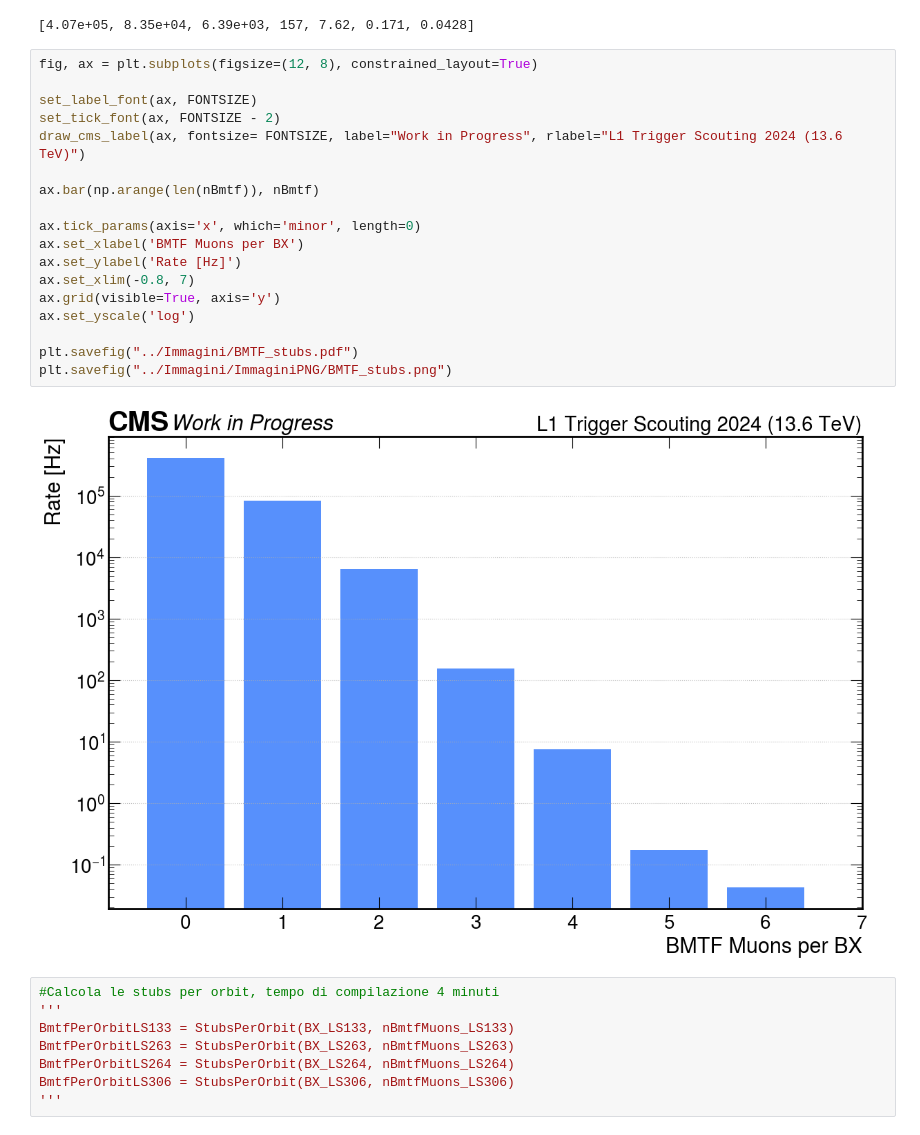
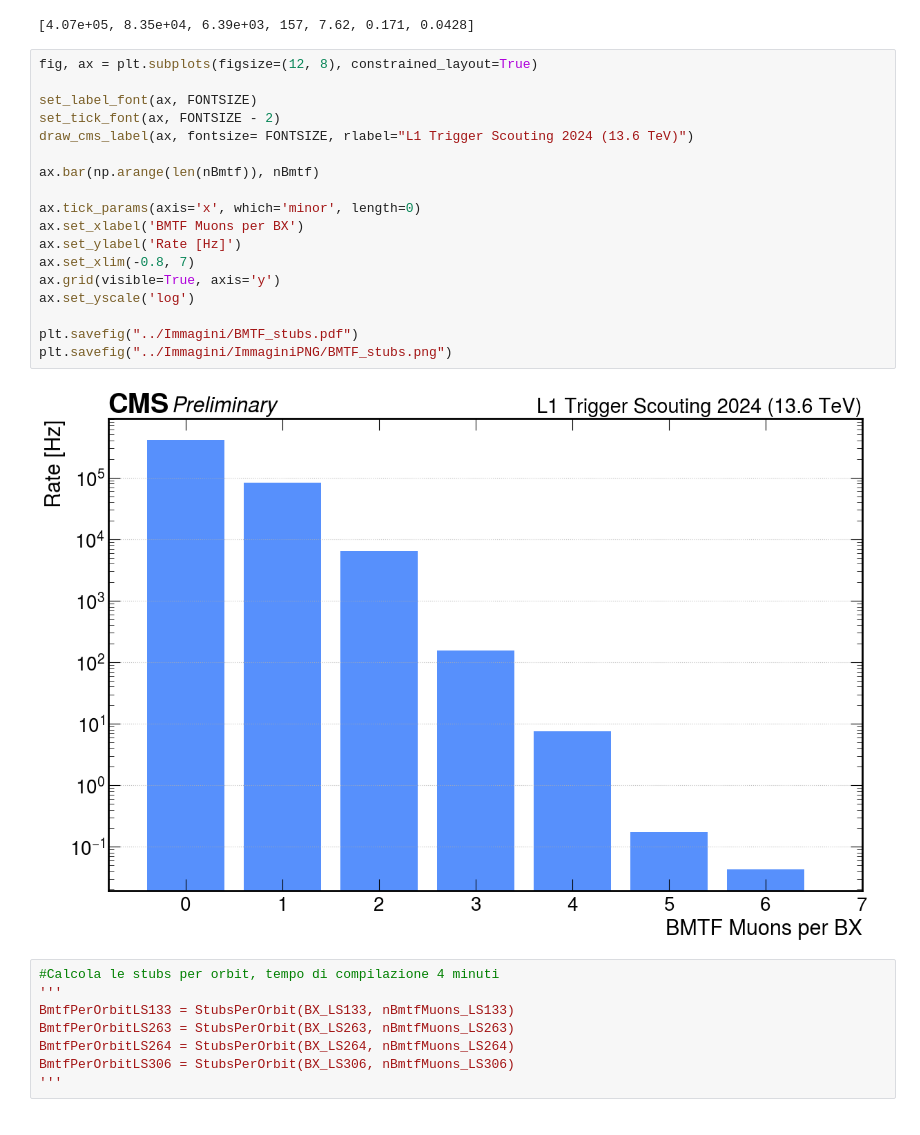
Before and after one commit to francescoreschio/Tesi-Triennale, a Jupyter notebook: Codice/BMTF.ipynb, the cells around one changed output. Drawn from its saved outputs; the diff is of its cells as text.

```diff
--- a/Codice/BMTF.ipynb
+++ b/Codice/BMTF.ipynb
@@ -151,23 +129,23 @@ print(nBmtf)
 # %%
 fig, ax = plt.subplots(figsize=(12, 8), constrained_layout=True)
 
 set_label_font(ax, FONTSIZE)
 set_tick_font(ax, FONTSIZE - 2)
-draw_cms_label(ax, fontsize= FONTSIZE, label="Work in Progress", rlabel="L1 Trigger Scouting 2024 (13.6 TeV)")
+draw_cms_label(ax, fontsize= FONTSIZE, rlabel="L1 Trigger Scouting 2024 (13.6 TeV)")
 
 ax.bar(np.arange(len(nBmtf)), nBmtf)
 
 ax.tick_params(axis='x', which='minor', length=0)
 ax.set_xlabel('BMTF Muons per BX')
 ax.set_ylabel('Rate [Hz]')
 ax.set_xlim(-0.8, 7)
 ax.grid(visible=True, axis='y')
 ax.set_yscale('log')
 
 plt.savefig("../Immagini/BMTF_stubs.pdf")
 plt.savefig("../Immagini/ImmaginiPNG/BMTF_stubs.png")
 # %% [output]
-[figure, old version]
+[figure, new version]
 # %%
 #Calcola le stubs per orbit, tempo di compilazione 4 minuti
 '''
```
Also changed, not shown: parts of 10 cells of this notebook, 3 other files.
